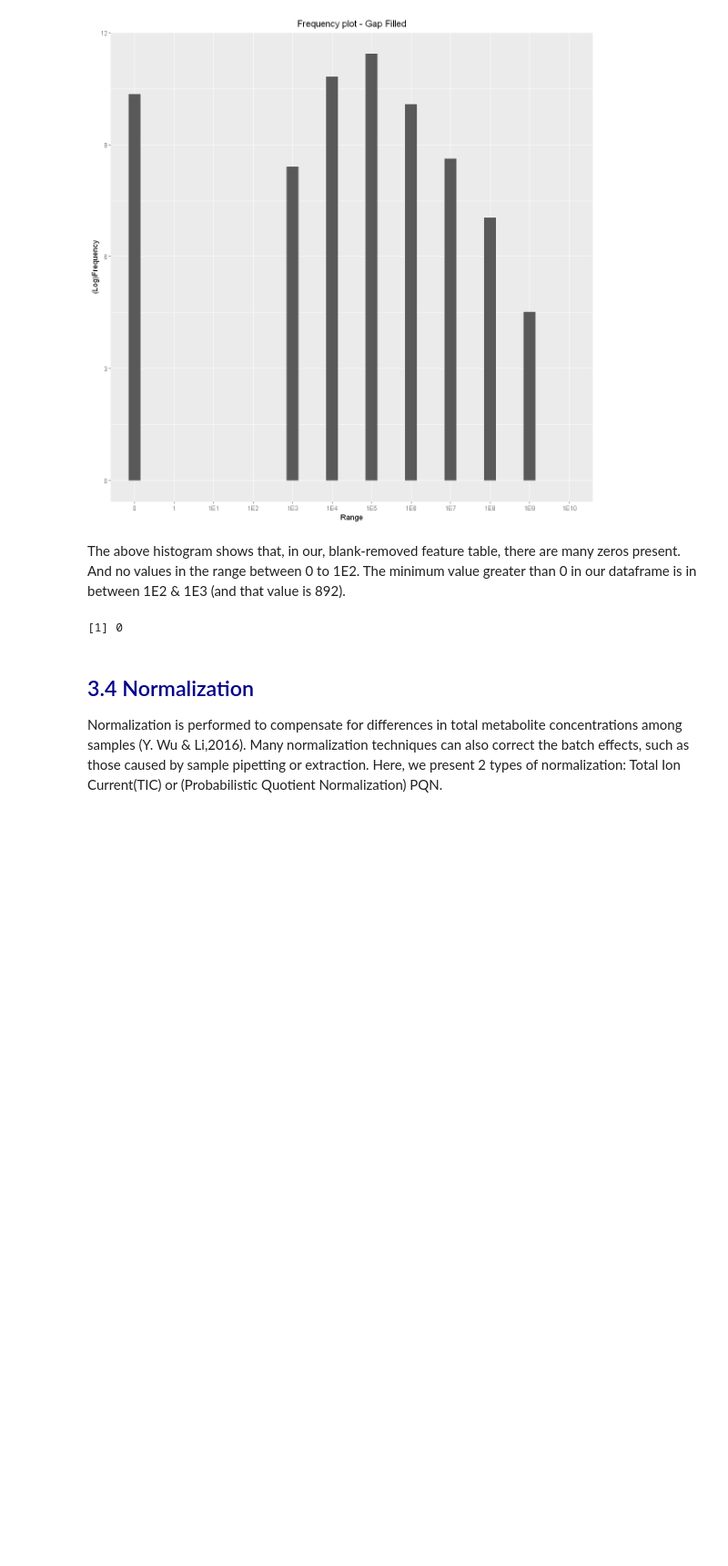
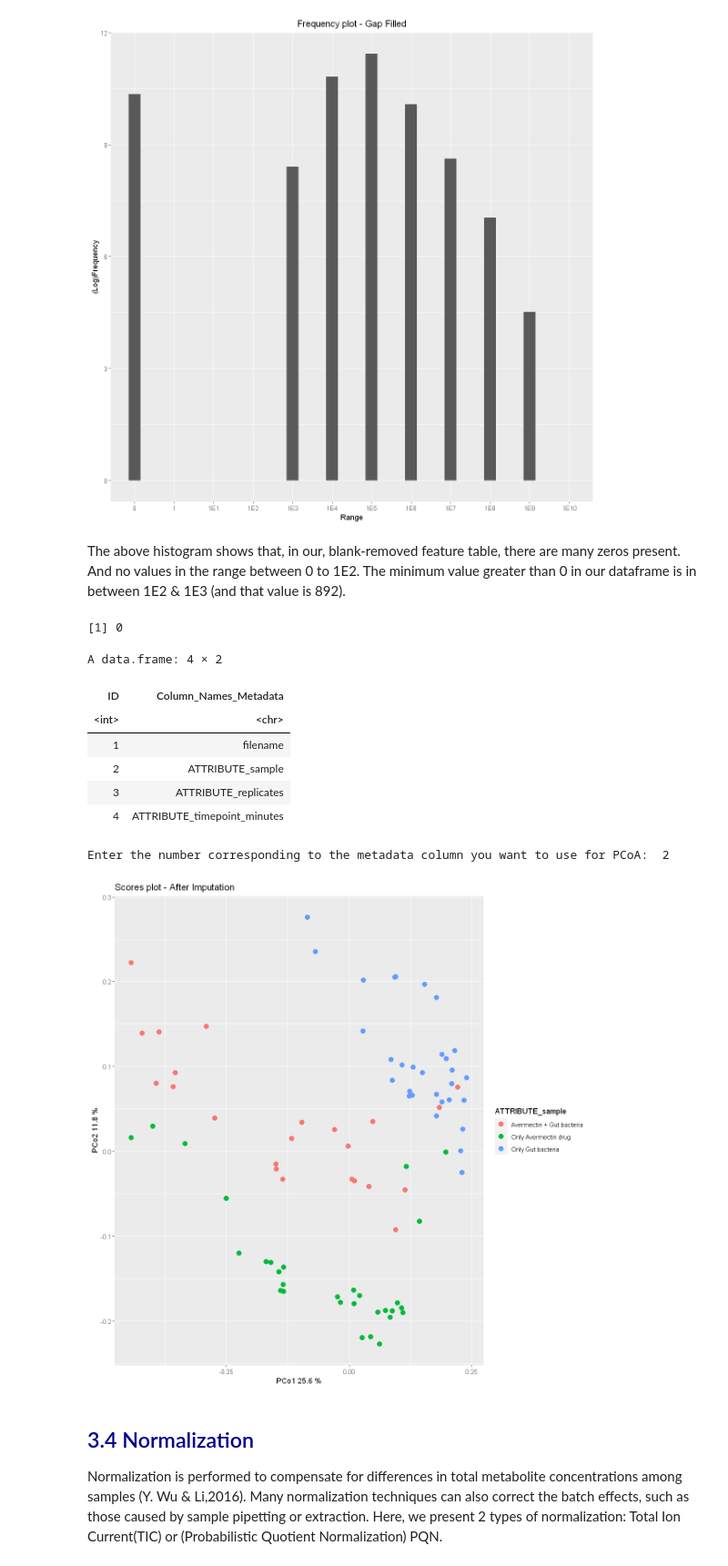
Before and after one commit to abzer005/ChemProp2, a Jupyter notebook: ChemProp2_latest.ipynb, the cells around one changed output. Shown: that part at 91% size. Saved outputs shown, nothing was run; the diff lists cells and outputs as text; code cells hidden in the pictures; blank space fills up the shorter version.

```diff
--- a/ChemProp2_latest.ipynb
+++ b/ChemProp2_latest.ipynb
@@ -509,8 +544,8 @@ impute_results$Plot
 The above histogram shows that, in our, blank-removed feature table, there are many zeros present. And no values in the range between 0 to 1E2. The minimum value greater than 0 in our dataframe is in between 1E2 & 1E3 (and that value is 892).
 # %%
 imp <- impute_results$Table
+
+sum(imp==0) # checking if there are any zeros in our imputed table
+# %% [output]
+[1] 0
-# %%
-sum(imp==0) # checking if there are any zeros in our imputed table
-# %% [output]
-[1] 0
 # %%
@@ -518,6 +553,16 @@ write.csv(imp,paste0(Sys.Date(),'_Imputed_QuantTable.csv'),row.names =T)
 # %%
-after_imp <- plotPCoA(imp,
+after_imp <- plotPCoA(data.frame(t(imp)),
                       md_Samples,
                       distmetric = 'canberra',
                       title = "Scores plot - After Imputation")
 after_imp
+# %% [output]
+A data.frame: 4 × 2
+| ID | Column_Names_Metadata |
+| <int> | <chr> |
+| 1 | filename |
+| 2 | ATTRIBUTE_sample |
+| 3 | ATTRIBUTE_replicates |
+| 4 | ATTRIBUTE_timepoint_minutes |
+Enter the number corresponding to the metadata column you want to use for PCoA:  2
+[figure, added]
```
Also changed, not shown: parts of 92 cells of this notebook, 2 other files.
